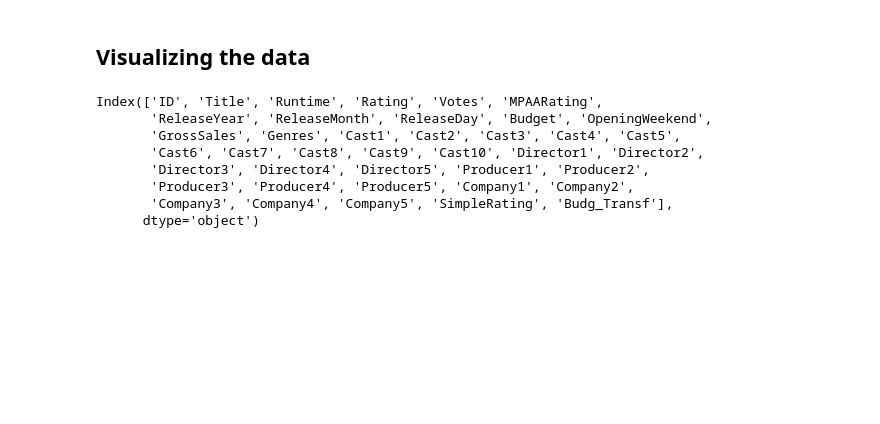
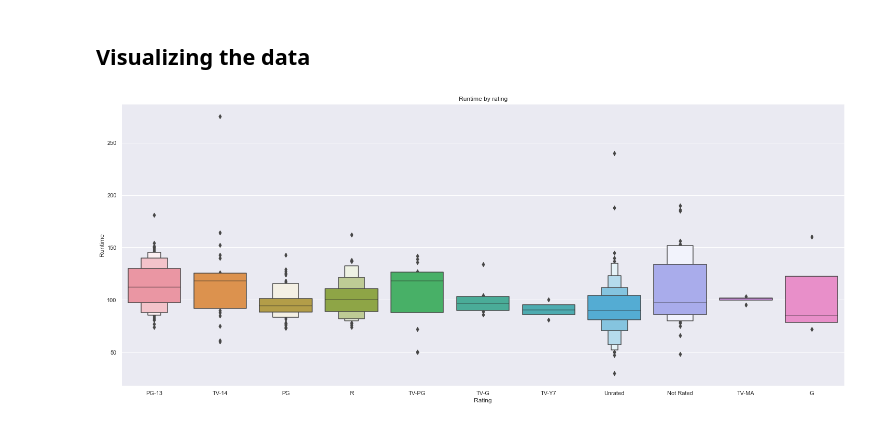
Before and after one commit to mattgraham93/DA320, a Jupyter notebook: assignments/MattGraham_Assignment4.ipynb, the cells around one changed output. Saved outputs shown, nothing was run; the diff lists cells and outputs as text; code cells hidden in the pictures; blank space fills up the shorter version.

```diff
--- a/assignments/MattGraham_Assignment4.ipynb
+++ b/assignments/MattGraham_Assignment4.ipynb
@@ -75,11 +110,12 @@ movie_df["Budg_Transf"] = np.log10(movie_df['Budget'])
-# %%
-movie_df.columns
-# %% [output]
-Index(['ID', 'Title', 'Runtime', 'Rating', 'Votes', 'MPAARating',
-       'ReleaseYear', 'ReleaseMonth', 'ReleaseDay', 'Budget', 'OpeningWeekend',
-       'GrossSales', 'Genres', 'Cast1', 'Cast2', 'Cast3', 'Cast4', 'Cast5',
-       'Cast6', 'Cast7', 'Cast8', 'Cast9', 'Cast10', 'Director1', 'Director2',
-       'Director3', 'Director4', 'Director5', 'Producer1', 'Producer2',
-       'Producer3', 'Producer4', 'Producer5', 'Company1', 'Company2',
-       'Company3', 'Company4', 'Company5', 'SimpleRating', 'Budg_Transf'],
-      dtype='object')
+# %%
+# boxplot looking at spread of runtime by rating
+sns.set(rc={"figure.figsize":(25, 10)})
+sns.boxenplot(data=movie_df, x="SimpleRating", y="Runtime")
+
+plt.title('Runtime by rating')
+plt.xlabel('Rating')
+plt.ylabel('Runtime')
+
+plt.show()
+# %% [output]
+[figure, added]
```
Also changed, not shown: parts of 32 cells of this notebook.
